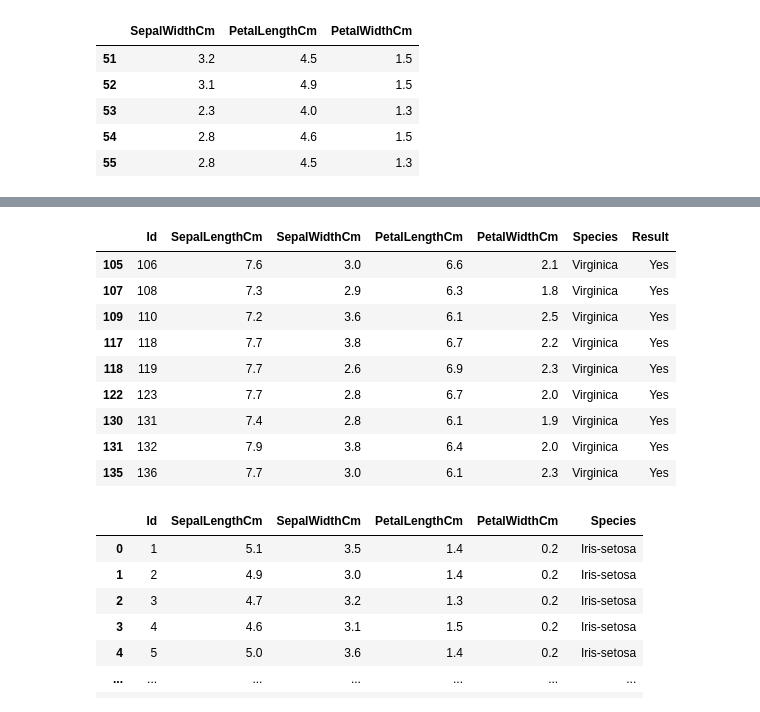
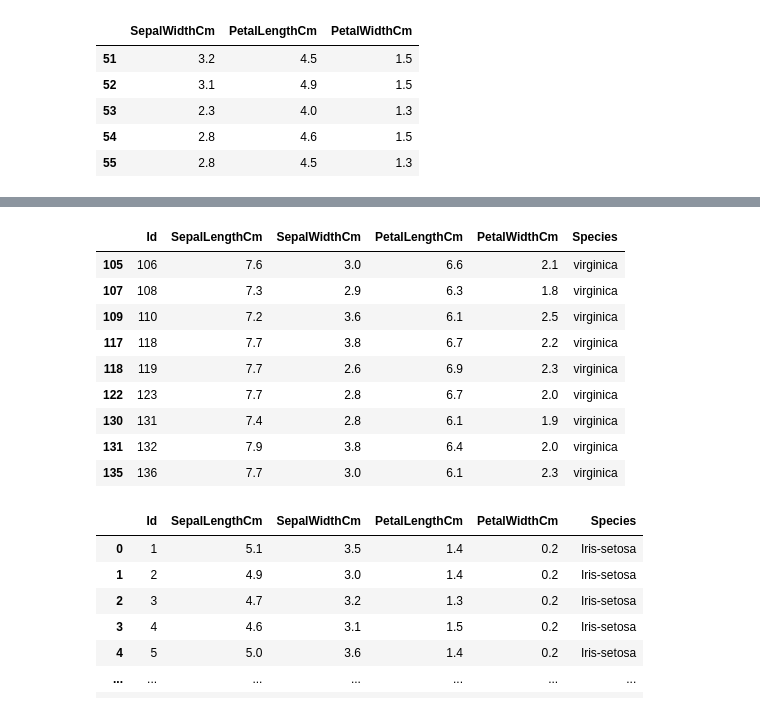
Before and after one commit to Mashrumihir/ML_PRACTICAL, a Jupyter notebook: Tutorial1.ipynb, the cells around one changed output, grey strips where cells are left out. Saved outputs shown, nothing was run; the diff lists cells and outputs as text; code cells hidden in the pictures.

```diff
--- a/Tutorial1.ipynb
+++ b/Tutorial1.ipynb
@@ -364,5 +575,7 @@ data
 | 10 | Yash | CE | C |
 | 11 | Dev | IT | A |
 # %%
-data = pd.read_csv("Iris.csv")
+# 7. Explore Kaggle: Your Machine Learning and Data Science Community and UCI Machine Learning Repository for a dataset. Search iris dataset and download.
+# 8. Read iris dataset from csv file format and findout no. of rows and columns.
+iris = pd.read_csv('Iris.csv')
 # %%
@@ -441,3 +663,5 @@ array(['Iris-setosa', 'Iris-versicolor', 'Iris-virginica'], dtype=object)
 # %%
-data.replace("Iris-setosa", "Setosa", inplace=True)
+iris.replace("Iris-setosa","setosa",inplace=True)
+iris.replace("Iris-versicolor","versicolor",inplace=True)
+iris.replace("Iris-virginica","virginica",inplace=True)
 # %%
@@ -533,8 +737,12 @@ data[['PetalLengthCm', 'PetalWidthCm']].head(10)
 | 8 | 1.4 | 0.2 |
 | 9 | 1.5 | 0.1 |
 # %%
+# g. add new column with condition.
 def yes_no(SepalLengthCm):
     return 'Yes' if SepalLengthCm > 5.0 else 'No'
 
-data['Result'] = data['SepalLengthCm'].apply(yes_no)
+iris['Result'] = iris['SepalLengthCm'].apply(yes_no)
+# %%
+# h. drop added column.
+iris.drop('Result',axis=1,inplace=True)
 # %%
@@ -584,14 +795,15 @@ data[data['PetalLengthCm'] > 5]
 # %%
-data[(data['PetalLengthCm'] > 6) & (data['Species'] == 'Virginica')]
+# L. print "virginica" with "Petal_Length" more than 6.
+iris[(iris['PetalLengthCm'] > 6) & (iris['Species']=='virginica')]
 # %% [output]
-|  | Id | SepalLengthCm | SepalWidthCm | PetalLengthCm | PetalWidthCm | Species | Result |
-| 105 | 106 | 7.6 | 3.0 | 6.6 | 2.1 | Virginica | Yes |
-| 107 | 108 | 7.3 | 2.9 | 6.3 | 1.8 | Virginica | Yes |
-| 109 | 110 | 7.2 | 3.6 | 6.1 | 2.5 | Virginica | Yes |
-| 117 | 118 | 7.7 | 3.8 | 6.7 | 2.2 | Virginica | Yes |
-| 118 | 119 | 7.7 | 2.6 | 6.9 | 2.3 | Virginica | Yes |
-| 122 | 123 | 7.7 | 2.8 | 6.7 | 2.0 | Virginica | Yes |
-| 130 | 131 | 7.4 | 2.8 | 6.1 | 1.9 | Virginica | Yes |
-| 131 | 132 | 7.9 | 3.8 | 6.4 | 2.0 | Virginica | Yes |
-| 135 | 136 | 7.7 | 3.0 | 6.1 | 2.3 | Virginica | Yes |
+|  | Id | SepalLengthCm | SepalWidthCm | PetalLengthCm | PetalWidthCm | Species |
+| 105 | 106 | 7.6 | 3.0 | 6.6 | 2.1 | virginica |
+| 107 | 108 | 7.3 | 2.9 | 6.3 | 1.8 | virginica |
+| 109 | 110 | 7.2 | 3.6 | 6.1 | 2.5 | virginica |
+| 117 | 118 | 7.7 | 3.8 | 6.7 | 2.2 | virginica |
+| 118 | 119 | 7.7 | 2.6 | 6.9 | 2.3 | virginica |
+| 122 | 123 | 7.7 | 2.8 | 6.7 | 2.0 | virginica |
+| 130 | 131 | 7.4 | 2.8 | 6.1 | 1.9 | virginica |
+| 131 | 132 | 7.9 | 3.8 | 6.4 | 2.0 | virginica |
+| 135 | 136 | 7.7 | 3.0 | 6.1 | 2.3 | virginica |
 # %%
```
Also changed, not shown: parts of 110 cells of this notebook, 1 other file.
